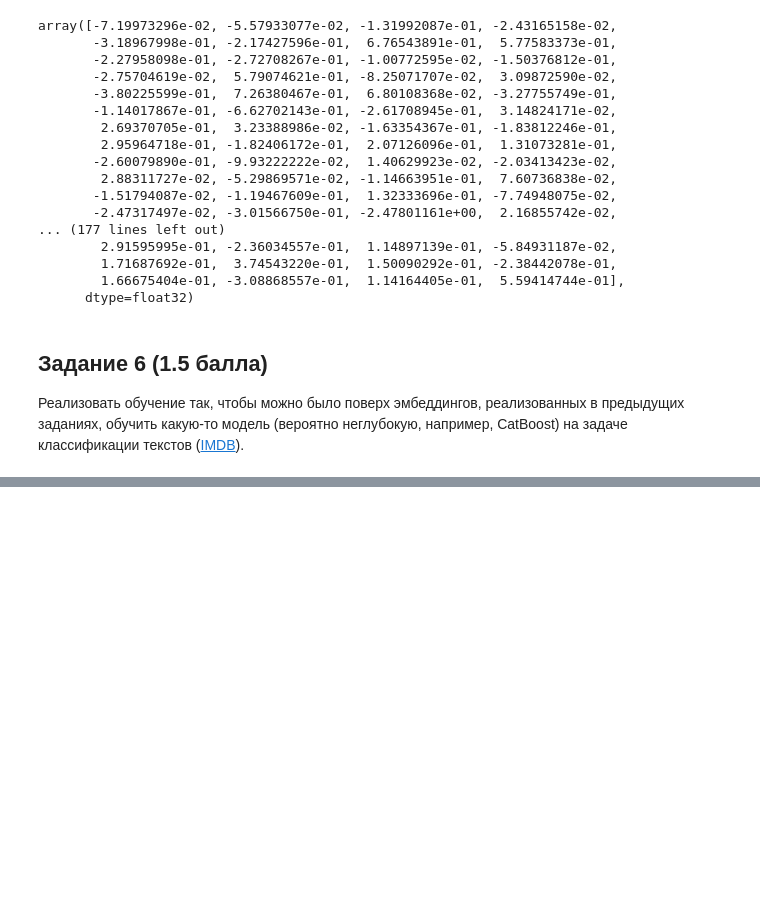
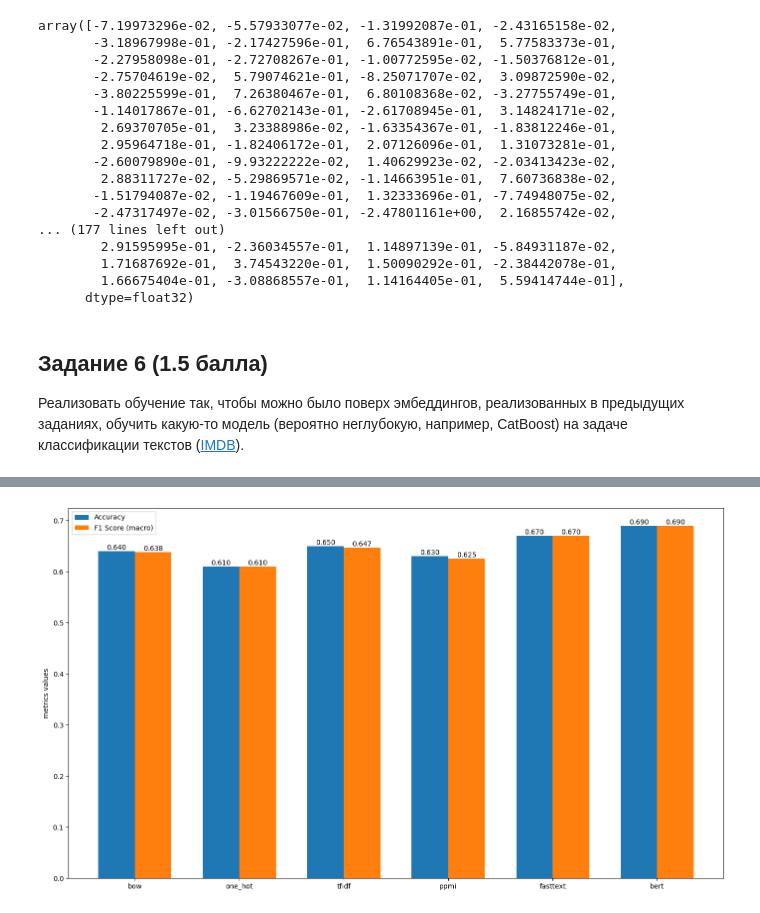
Before and after one commit to platiumgold/neural-networks, a Jupyter notebook: hw9/NLP_part1_homework.ipynb, the cells around one changed output, grey strips where cells are left out. Drawn from its saved outputs; the diff is of its cells as text; code cells hidden in the pictures; blank space fills up the shorter version.

Commit message:
add some graphics

```diff
--- a/hw9/NLP_part1_homework.ipynb
+++ b/hw9/NLP_part1_homework.ipynb
@@ -490,31 +490,28 @@ start vectorizing
 # %%
 methods = [r[0] for r in results]
 final_metrics = [r[1] for r in results]
 final_accuracies = [m[0] for m in final_metrics]
 final_f1_scores = [m[1] for m in final_metrics]
 
 x = np.arange(len(methods))
 width = 0.35
 
 fig, ax = plt.subplots(figsize=(14, 8))
 rects1 = ax.bar(x - width/2, final_accuracies, width, label='Accuracy')
 rects2 = ax.bar(x + width/2, final_f1_scores, width, label='F1 Score (macro)')
 
-# Добавляем подписи, заголовок и метки
-ax.set_ylabel('Значение метрики')
-ax.set_title('Итоговые метрики на тестовой выборке по методам векторизации')
+ax.set_ylabel('metrics values')
 ax.set_xticks(x)
-ax.set_xticklabels(methods, rotation=45, ha="right")
+ax.set_xticklabels(methods)
 ax.legend()
-ax.grid(axis='y', linestyle='--', alpha=0.7)
-ax.set_ylim(0, 1)
 
-# Добавляем значения над столбцами
-ax.bar_label(rects1, padding=3, fmt='%.3f')
-ax.bar_label(rects2, padding=3, fmt='%.3f')
+ax.bar_label(rects1, fmt='%.3f')
+ax.bar_label(rects2, fmt='%.3f')
 
 fig.tight_layout()
 plt.show()
+# %% [output]
+[figure, added]
 # %%
 
 cv_results = [r[2] for r in results]
```
Also changed, not shown: parts of 2 cells of this notebook.
